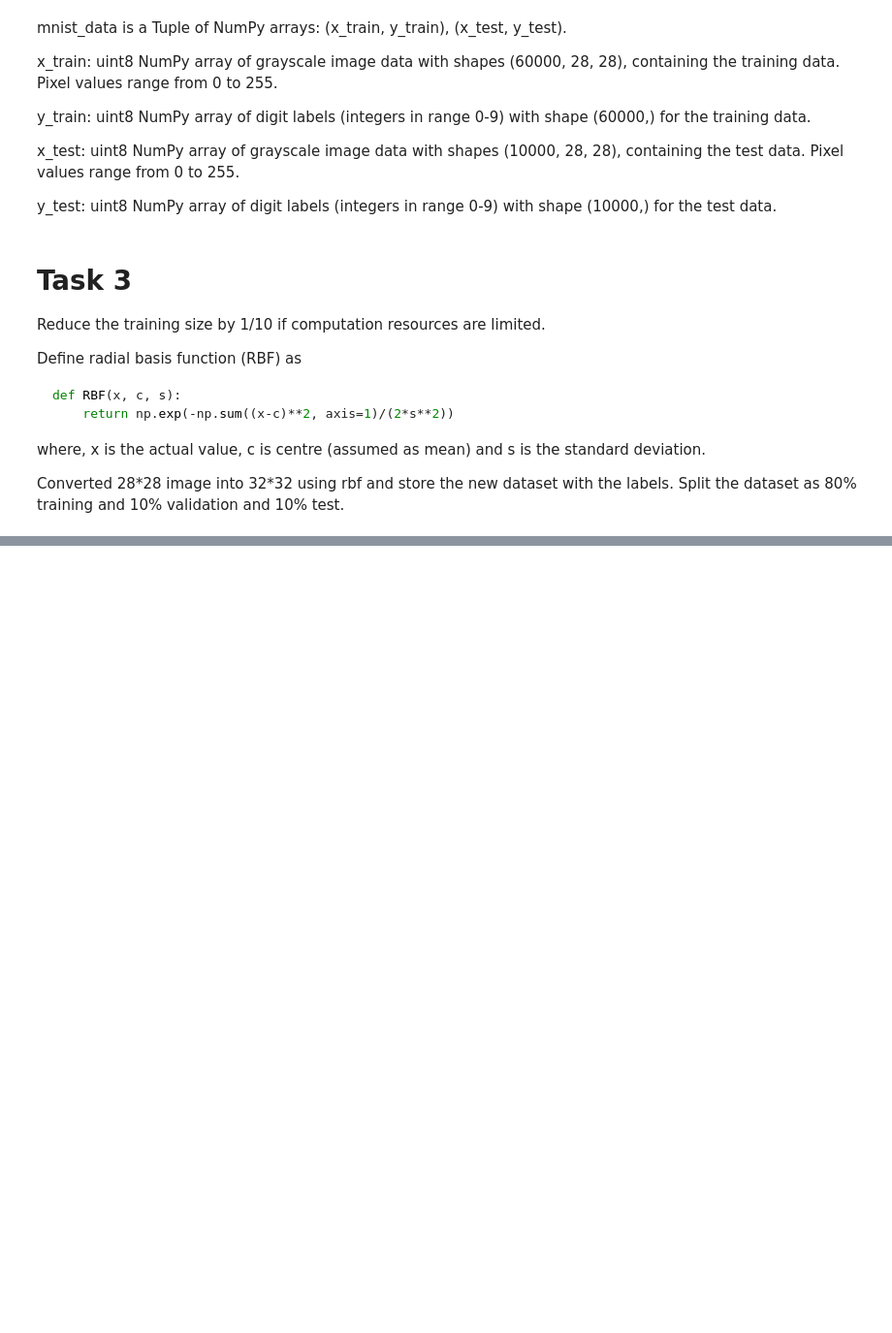
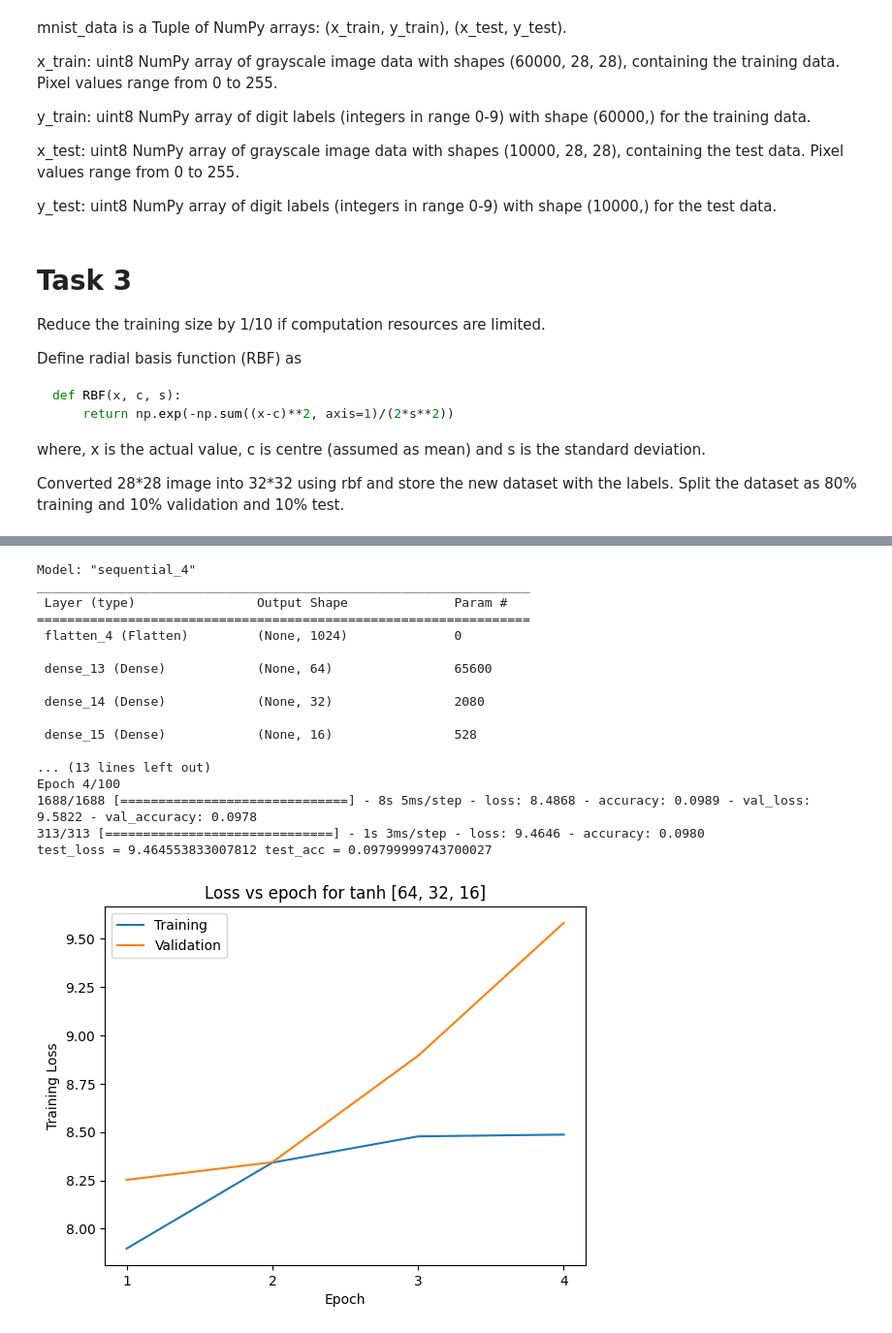
Before and after one commit to Abhiroop25902/CS-4172-ML-Lab, a Jupyter notebook: Assign5/assign5.ipynb, the cells around one changed output, grey strips where cells are left out. Shown at 97% size. Cells and saved outputs as stored; diff of their text form; code cells hidden in the pictures; blank space fills up the shorter version.

```diff
--- a/Assign5/assign5.ipynb
+++ b/Assign5/assign5.ipynb
@@ -326,0 +409,36 @@ result
+# %%
+hidden_neurons = [64,32,16]
+activation_function = 'tanh'
+
+model, history = train_model(activation_function, hidden_neurons)
+test_loss, test_acc = model.evaluate(x_test, y_test)
+
+print(f"test_loss = {test_loss} test_acc = {test_acc}")
+
+result.loc[len(result.index)] = [
+    len(hidden_neurons),
+    activation_function,
+    str(hidden_neurons),
+    test_loss,
+    test_acc]
+
+plot_history(history, activation_function, hidden_neurons)
+# %% [output]
+Model: "sequential_4"
+_________________________________________________________________
+ Layer (type)                Output Shape              Param #
+=================================================================
+ flatten_4 (Flatten)         (None, 1024)              0
+
+ dense_13 (Dense)            (None, 64)                65600
+
+ dense_14 (Dense)            (None, 32)                2080
+
+ dense_15 (Dense)            (None, 16)                528
+
+... (13 lines left out)
+Epoch 4/100
+1688/1688 [==============================] - 8s 5ms/step - loss: 8.4868 - accuracy: 0.0989 - val_loss: 9.5822 - val_accuracy: 0.0978
+313/313 [==============================] - 1s 3ms/step - loss: 9.4646 - accuracy: 0.0980
+test_loss = 9.464553833007812 test_acc = 0.09799999743700027
+[figure, added]
```
Also changed, not shown: parts of 14 cells of this notebook.
